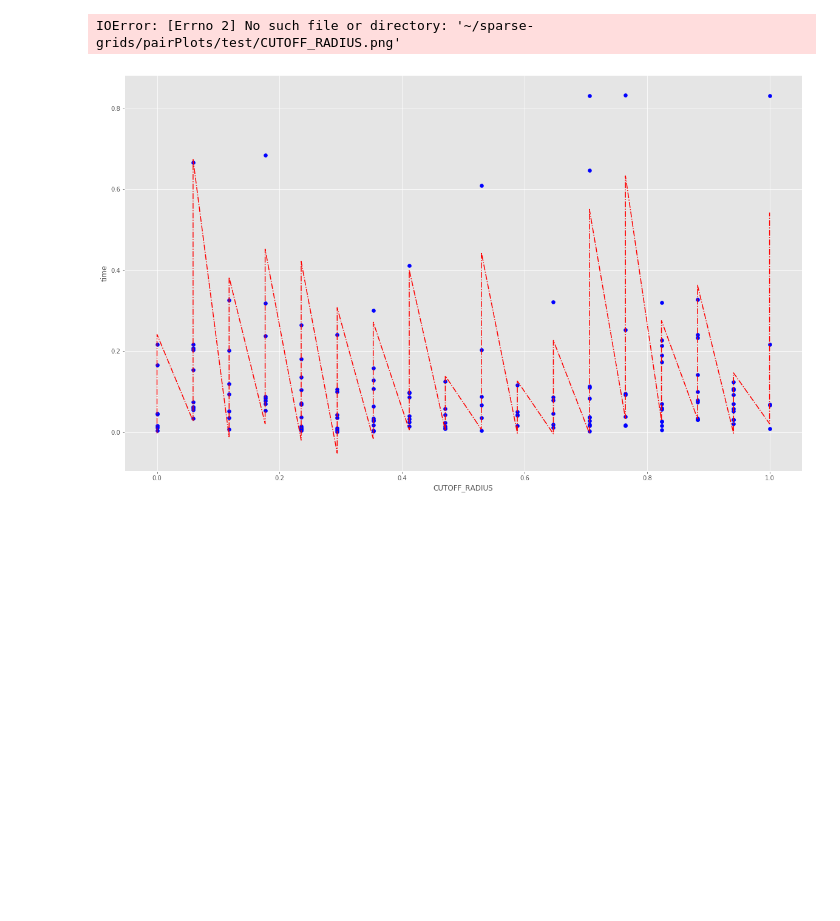
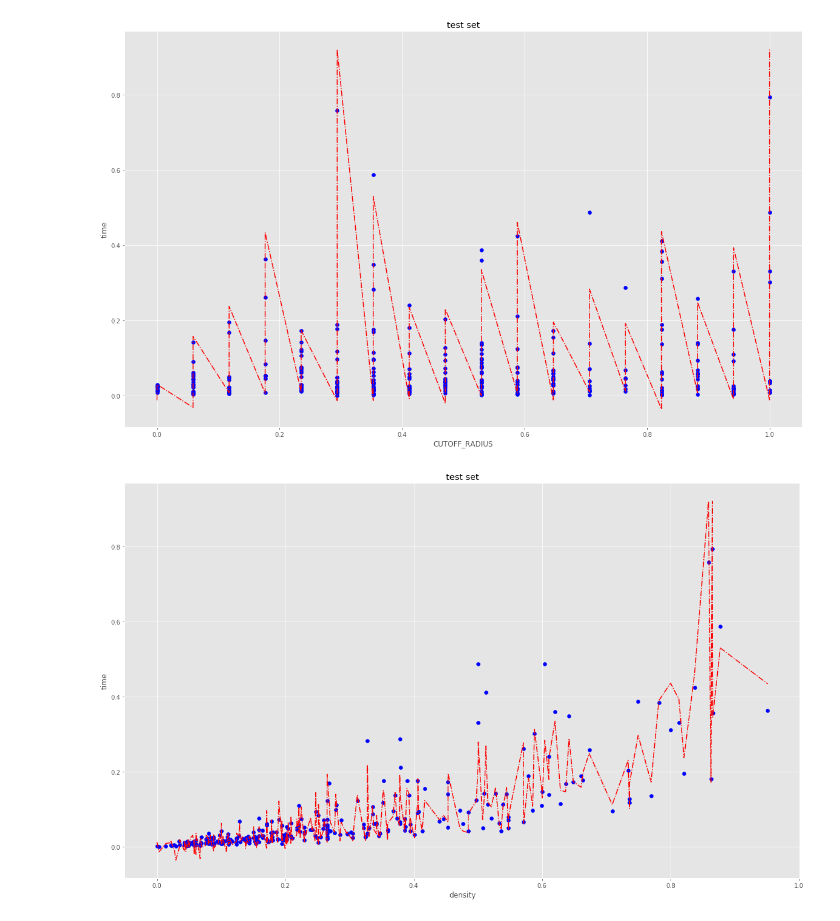
Before and after one commit to sebastienfrautier/sparse_grids, a Jupyter notebook: working_nb.ipynb, the cells around one changed output. Saved outputs shown, nothing was run; the diff lists cells and outputs as text; code cells hidden in the pictures; blank space fills up the shorter version.

Commit message:
re-run experiment, add data folder

```diff
--- a/working_nb.ipynb
+++ b/working_nb.ipynb
@@ -29,18 +27,16 @@ Populating the interactive namespace from numpy and matplotlib
 # %%
-#filename = 'output_100_configs.csv'
-#filename = '2D_param_space_times.csv'
-filename = '1000_runs_8D_param_room.csv'
+def parse_times(filename):
+    df = pd.read_csv(filename, header = None, names = ['params', 'time'])
+    df.params = df.params.apply(ast.literal_eval)
+    for param in df.iloc[0].params.keys():
+        df[param] = df.params.apply(lambda row: row[param])
+    df['density'] = (df.MOL_X*df.MOL_Y)/(df.DOMAIN_SIZE_X*df.DOMAIN_SIZE_Y)
+    del df['params']
+    return df
 
-
-df = pd.read_csv(filename, header = None, names = ['params', 'time'])
-df.params = df.params.apply(ast.literal_eval)
-
-for param in df.iloc[0].params.keys():
-    df[param] = df.params.apply(lambda row: row[param])
-
-df['density'] = (df.MOL_X*df.MOL_Y)/(df.DOMAIN_SIZE_X*df.DOMAIN_SIZE_Y)
-del df['params']
-df = df[df.time > 0]
+# combine all the data frames we have in the data/* dir
+dfList = map(parse_times, glob.glob('data/*.csv'))
+df = reduce(lambda x, y: x.append(y), dfList)
 # %%
 def normalize(df):
     result = df.copy()
@@ -52,3 +67,6 @@ def normalize(df):
 # %%
 columns = ['DOMAIN_SIZE_X', 'DOMAIN_SIZE_Y', 'MOL_X', 'MOL_Y', 'LINKED_CELL_SIZE_X', 'LINKED_CELL_SIZE_Y',
           'BLOCK_SIZE', 'CUTOFF_RADIUS', 'density','time']
+
+params = ['CUTOFF_RADIUS', 'density', 'MOL_Y','MOL_X','DOMAIN_SIZE_Y',
+           'DOMAIN_SIZE_X','MOL_X','LINKED_CELL_SIZE_X', 'LINKED_CELL_SIZE_Y']
@@ -70,4 +79,4 @@ X_train = train[params_].values
 Y_train = train['time'].values
 # %%
-X_test = test[params_].values
+X_test = test[params].values
 Y_test = test['time'].values
@@ -137,19 +142,20 @@ RMSerror: 0.004199
 --------------------------------------------
 # %%
-def generatePairPlots(X, y, grid, alpha, outdir = None):
+def generatePairPlots(X, y, grid, alpha, title = '', outdir = None):
     n = X.shape[0]
     time_estimations = []
-    p = pysgpp.DataVector(len(params_))
+    p = pysgpp.DataVector(len(params))
     for i in range(n):
         for j, v in enumerate(X[i,]):
             p[j] = v
         opEval = pysgpp.createOperationEval(grid)
         time_estimations.append(opEval.eval(alpha, p))
 
-    for i, p in enumerate(params_):
+    for i, p in enumerate(params):
         plt.figure()
         plt.xlabel(p)
         plt.ylabel('time')
+        plt.title(title)
         plt.scatter(X[:,i], y, color = 'b')
         sorted_test, sorted_estimations = zip(*sorted(zip(X[:,i], time_estimations)))
         plt.plot(sorted_test, sorted_estimations, color = 'r', linestyle = '-.')
@@ -162,5 +182,5 @@ AttributeError: 'module' object has no attribute 'cwd'
 # %%
-generatePairPlots(X_test, Y_test, learner.grid, learner.alpha, outdir = '~/sparse-grids/pairPlots/test')
+generatePairPlots(X_test, Y_test, learner.grid, learner.alpha, title = 'test set', outdir = '/media/sf_sparse_grids/pairPlots/test')
 # %% [output]
-IOError: [Errno 2] No such file or directory: '~/sparse-grids/pairPlots/test/CUTOFF_RADIUS.png'
-[figure, old version]
+[figure, new version]
+[figure, added]
```
Also changed, not shown: parts of 14 cells of this notebook, 3 other files.
